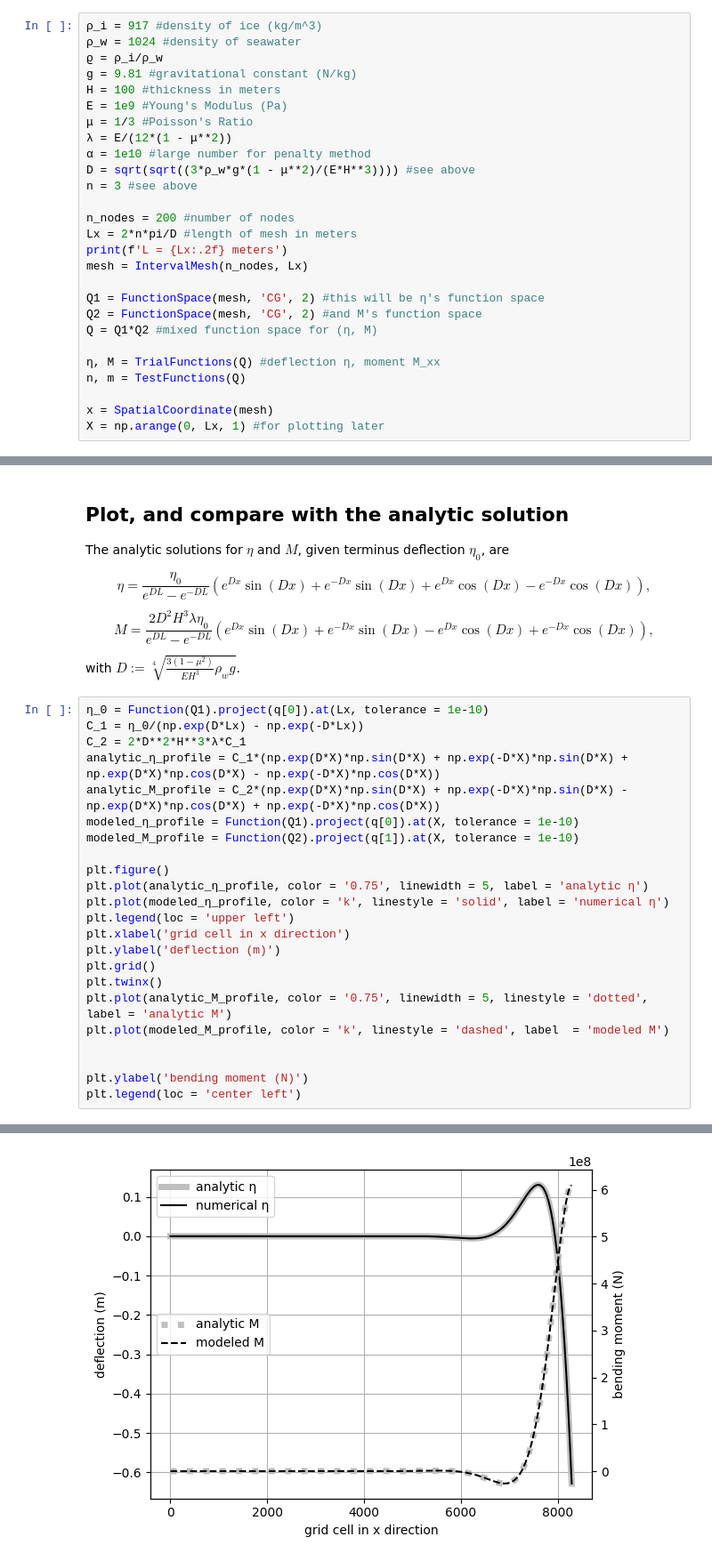
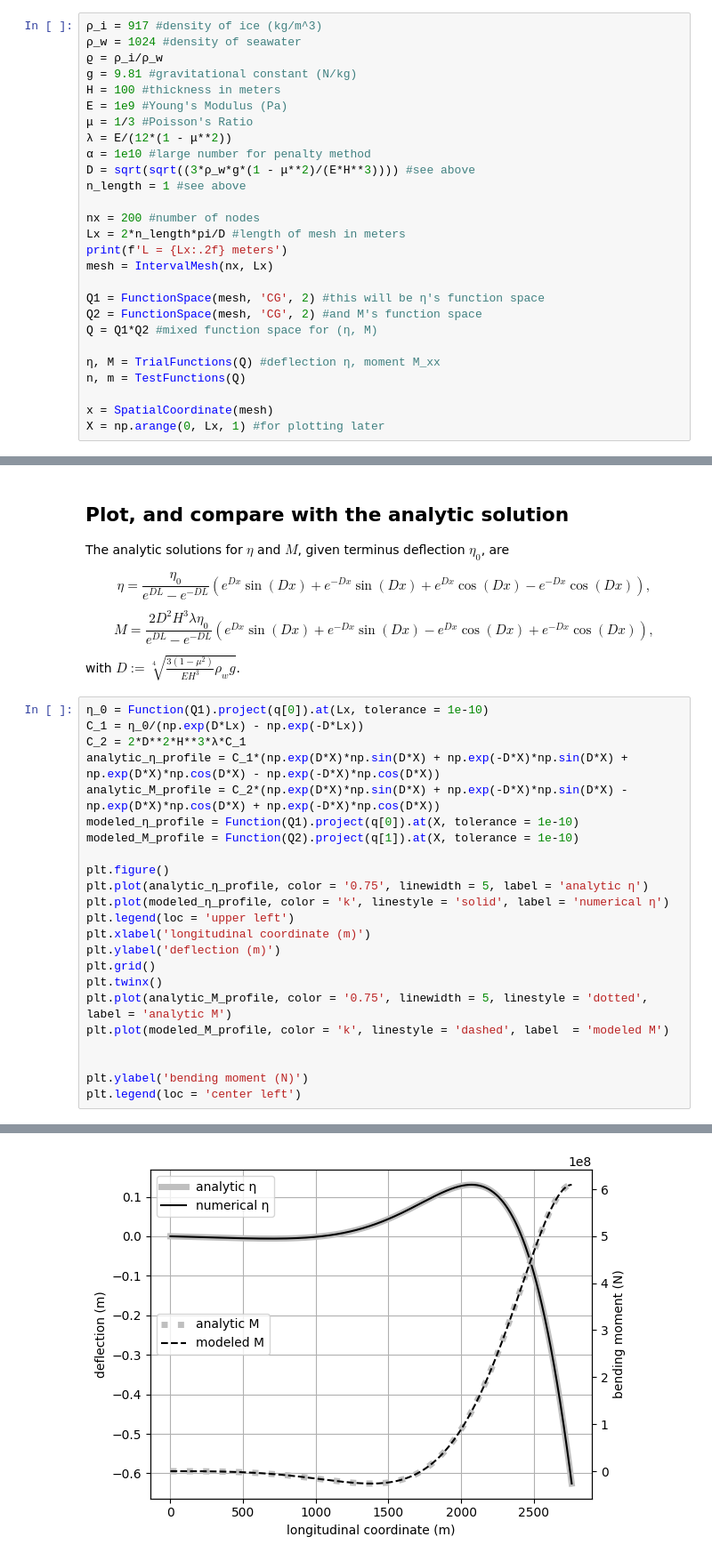
Before and after one commit to chrismiele/weird_flex, a Jupyter notebook: verification/mixed_form_floating_cliff.ipynb, the cells around one changed output, grey strips where cells are left out. Shown at 89% size. Drawn from its saved outputs; the diff is of its cells as text.

```diff
--- a/verification/mixed_form_floating_cliff.ipynb
+++ b/verification/mixed_form_floating_cliff.ipynb
@@ -56,12 +56,12 @@ E = 1e9 #Young's Modulus (Pa)
 λ = E/(12*(1 - μ**2))
 α = 1e10 #large number for penalty method
 D = sqrt(sqrt((3*ρ_w*g*(1 - μ**2)/(E*H**3)))) #see above
-n = 3 #see above
+n_length = 1 #see above
 
-n_nodes = 200 #number of nodes
-Lx = 2*n*pi/D #length of mesh in meters
+nx = 200 #number of nodes
+Lx = 2*n_length*pi/D #length of mesh in meters
 print(f'L = {Lx:.2f} meters')
-mesh = IntervalMesh(n_nodes, Lx)
+mesh = IntervalMesh(nx, Lx)
 
 Q1 = FunctionSpace(mesh, 'CG', 2) #this will be η's function space
 Q2 = FunctionSpace(mesh, 'CG', 2) #and M's function space
@@ -105,26 +105,26 @@ with $D := \sqrt[4]{\frac{3(1 - \mu^2)}{EH^3}\rho_wg}$.
 # %%
 η_0 = Function(Q1).project(q[0]).at(Lx, tolerance = 1e-10)
 C_1 = η_0/(np.exp(D*Lx) - np.exp(-D*Lx))
 C_2 = 2*D**2*H**3*λ*C_1
 analytic_η_profile = C_1*(np.exp(D*X)*np.sin(D*X) + np.exp(-D*X)*np.sin(D*X) + np.exp(D*X)*np.cos(D*X) - np.exp(-D*X)*np.cos(D*X))
 analytic_M_profile = C_2*(np.exp(D*X)*np.sin(D*X) + np.exp(-D*X)*np.sin(D*X) - np.exp(D*X)*np.cos(D*X) + np.exp(-D*X)*np.cos(D*X))
 modeled_η_profile = Function(Q1).project(q[0]).at(X, tolerance = 1e-10)
 modeled_M_profile = Function(Q2).project(q[1]).at(X, tolerance = 1e-10)
 
 plt.figure()
 plt.plot(analytic_η_profile, color = '0.75', linewidth = 5, label = 'analytic η')
 plt.plot(modeled_η_profile, color = 'k', linestyle = 'solid', label = 'numerical η')
 plt.legend(loc = 'upper left')
-plt.xlabel('grid cell in x direction')
+plt.xlabel('longitudinal coordinate (m)')
 plt.ylabel('deflection (m)')
 plt.grid()
 plt.twinx()
 plt.plot(analytic_M_profile, color = '0.75', linewidth = 5, linestyle = 'dotted', label = 'analytic M')
 plt.plot(modeled_M_profile, color = 'k', linestyle = 'dashed', label  = 'modeled M')
 
 
 plt.ylabel('bending moment (N)')
 plt.legend(loc = 'center left')
 # %% [output]
 <matplotlib.legend.Legend at 0x...>
-[figure, old version]
+[figure, new version]
```
Also changed, not shown: parts of 1 cell of this notebook.
